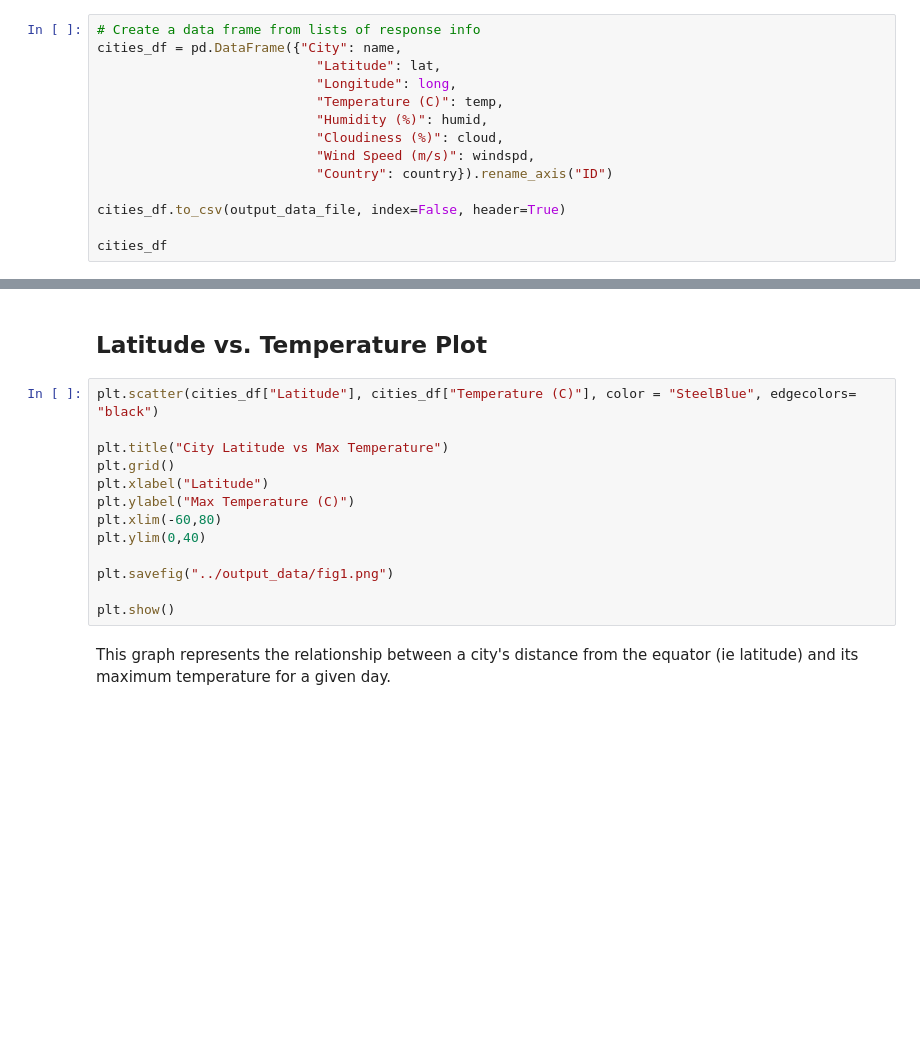
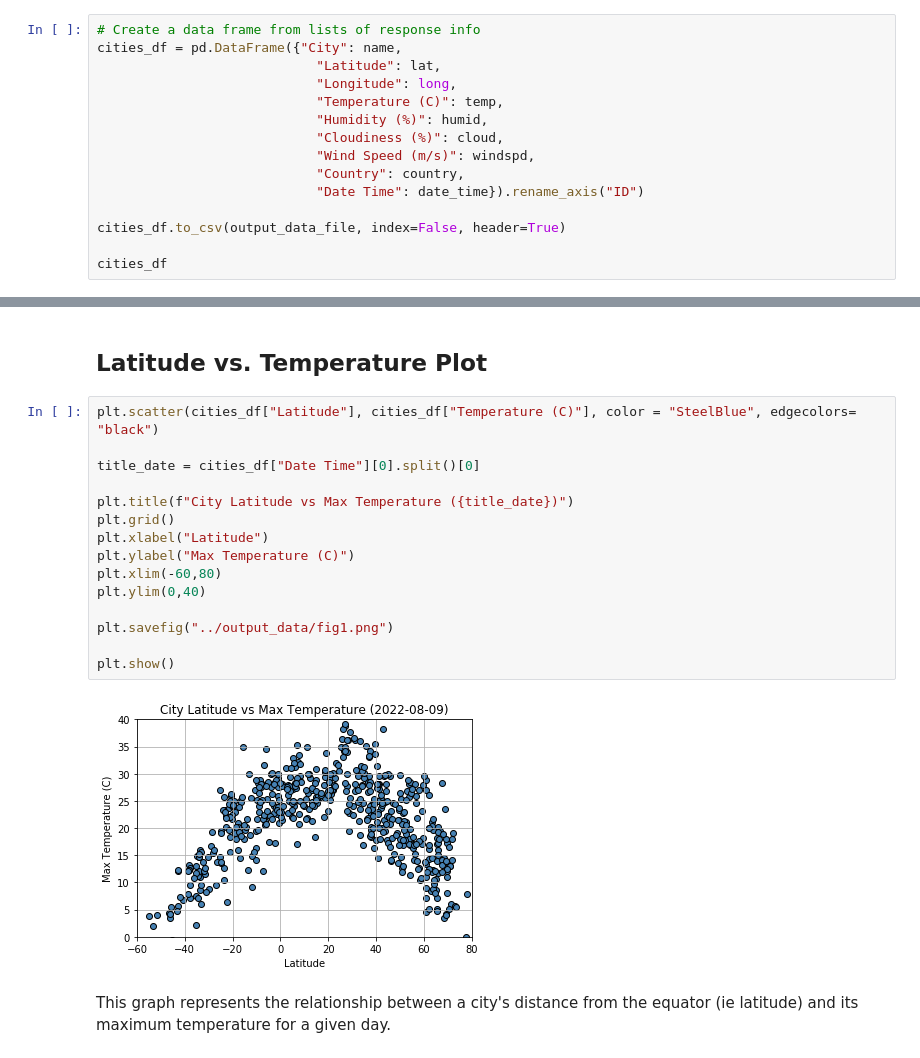
Before and after one commit to MFord80/python-api-challenge, a Jupyter notebook: WeatherPy/WeatherPy.ipynb, the cells around one changed output, grey strips where cells are left out. Drawn from its saved outputs; the diff is of its cells as text; blank space fills up the shorter version.

Commit message:
Readme updated, added date_time

```diff
--- a/WeatherPy/WeatherPy.ipynb
+++ b/WeatherPy/WeatherPy.ipynb
@@ -116,7 +154,8 @@ cities_df = pd.DataFrame({"City": name,
                             "Humidity (%)": humid,
                             "Cloudiness (%)": cloud,
                             "Wind Speed (m/s)": windspd,
-                            "Country": country}).rename_axis("ID")
+                            "Country": country,
+                            "Date Time": date_time}).rename_axis("ID")
 
 cities_df.to_csv(output_data_file, index=False, header=True)
 
@@ -137,16 +193,20 @@ print(f"There are {len(cities_df.loc[cities_df['Humidity (%)'] > 100, :])} citie
 # %%
 plt.scatter(cities_df["Latitude"], cities_df["Temperature (C)"], color = "SteelBlue", edgecolors= "black")
 
-plt.title("City Latitude vs Max Temperature")
+title_date = cities_df["Date Time"][0].split()[0]
+
+plt.title(f"City Latitude vs Max Temperature ({title_date})")
 plt.grid()
 plt.xlabel("Latitude")
 plt.ylabel("Max Temperature (C)")
 plt.xlim(-60,80)
 plt.ylim(0,40)
 
 plt.savefig("../output_data/fig1.png")
 
 plt.show()
+# %% [output]
+[figure, added]
 # %% [markdown]
 This graph represents the relationship between a city's distance from the equator (ie latitude) and its maximum temperature for a given day.
 # %% [markdown]
```
Also changed, not shown: parts of 16 cells of this notebook, 2 other files.
